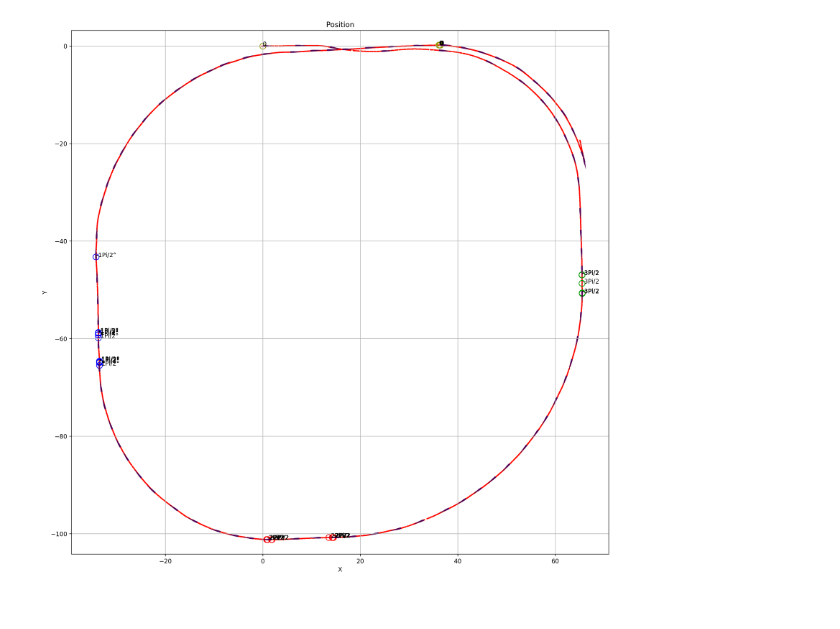
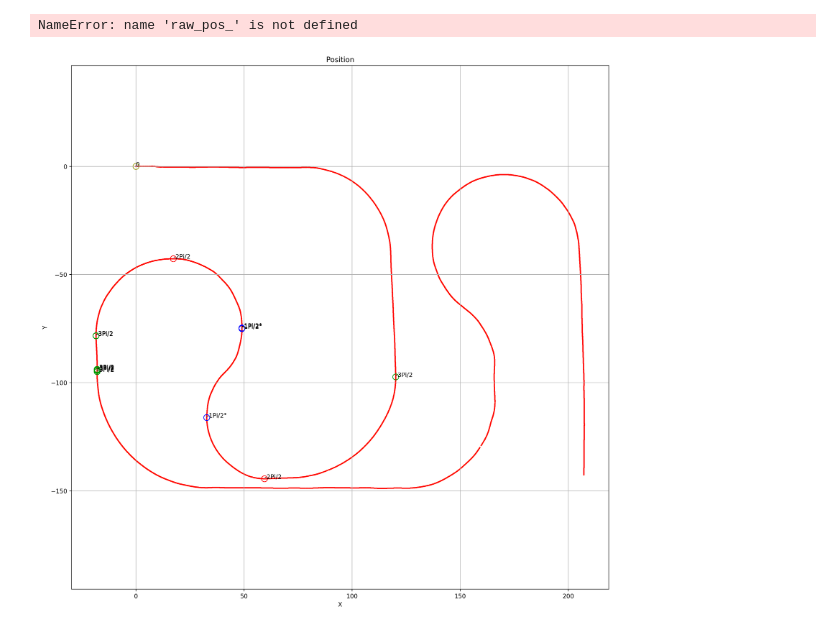
Before and after one commit to rem-s/ETRobot, a Jupyter notebook: pnym.ipynb, the cells around one changed output. Saved outputs shown, nothing was run; the diff lists cells and outputs as text; code cells hidden in the pictures.

```diff
--- a/pnym.ipynb
+++ b/pnym.ipynb
@@ -103,7 +103,7 @@ colorlist = ['#e41a1c', '#377eb8', '#4daf4a', '#984ea3', '#ff7f00', '#ffff33', '
 
 ##### File Open #####
 
-file = open("forward_190913_17.txt")
+file = open("190916試走会/forwardR_190916_1.txt")
 # readlinesでfileを1行づつ読み込んで、file_linesに格納する。
 # 以下はファイル読み込み用配列
 file_lines = file.readlines()
@@ -128,6 +128,20 @@ for line in file_lines:
     raw_pos_y.append(float(line.replace("\n", "").split(",")[13]))
     raw_speed.append(float(line.replace("\n", "").split(",")[14]))
 
+#################### Mean ####################
+
+men_fltre = np.mean(raw_fltre)
+men_flted = np.mean(raw_flted)
+men_fowrd = np.mean(raw_fowrd)
+men_turne = np.mean(raw_turne)
+men_gyroh = np.mean(raw_gyroh)
+men_mot_l = np.mean(raw_mot_l)
+men_mot_r = np.mean(raw_mot_r)
+men_g_ofs = np.mean(raw_g_ofs)
+men_theta = np.mean(raw_theta)
+men_pos_x = np.mean(raw_pos_x)
+men_pos_y = np.mean(raw_pos_y)
+men_speed = np.mean(raw_speed)
 
 #################### Maxim and Min ####################
 
@@ -253,31 +267,32 @@ plt_axes1.scatter(raw_pos_x,raw_pos_y, c='red', s=1, marker='o')
 for c in range(len(raw_theta)):
     raw_shcnt.append(int(raw_theta[c] / (2 * π))) # theta_shに周回数を記録する。(単位は回、周回数)
     fmt_theta.append(raw_theta[c] - 2 * π * raw_shcnt[c])
 for c in range(len(raw_speed)): # if文上段はｽｨｰﾀｧが正、下段はｽｨｰﾀｧが負のとき
     if c == 0 or raw_shcnt[c] != raw_shcnt[c-1]: # Start或いは一周したときは黄色
         plt_axes1.scatter(raw_pos_x[c], raw_pos_y[c], c='#999900', s=1, marker='o', lw=10)
         plt.text(raw_pos_x[c],raw_pos_y[c], r'0')
     elif fmt_theta[c] > π/2 and fmt_theta[c-1] < π/2 or fmt_theta[c] < π/2 and fmt_theta[c-1] > π/2: # 90度は青
         plt_axes1.scatter(raw_pos_x[c],raw_pos_[c], c='#0000FF', s=1, marker='o', lw=10)
         plt.text(raw_pos_x[c],raw_pos_y[c], r'1Pi/2°')
     elif fmt_theta[c] > π and fmt_theta[c-1] < π or fmt_theta[c]<π and fmt_theta[c-1] > π: # 180度は緑
         plt_axes1.scatter(raw_pos_x[c],raw_pos_y[c], c='#FF0000', s=1, marker='o', lw=10)
         plt.text(raw_pos_x[c],raw_pos_y[c], r'2Pi/2')
     elif fmt_theta[c] > 3*π/2 and fmt_theta[c-1] < 3*π/2 or fmt_theta[c] < 3*π/2 and fmt_theta[c-1] > 3*π/2: # 270度は緑
         plt_axes1.scatter(raw_pos_x[c],raw_pos_y[c], c='#009900', s=1, marker='o', lw=10)
         plt.text(raw_pos_x[c],raw_pos_y[c], r'3Pi/2')
     elif fmt_theta[c] > -3*π/2 and fmt_theta[c-1] < -3*π/2 or fmt_theta[c] < -3*π/2 and fmt_theta[c-1] > -3*π/2: # -90度は青
         plt_axes1.scatter(raw_pos_x[c],raw_pos_y[c], c='#0000FF', s=1, marker='o', lw=10)
         plt.text(raw_pos_x[c],raw_pos_y[c], r'-1Pi/2°')
     elif fmt_theta[c] > -1*π and fmt_theta[c-1] < -1*π or fmt_theta[c] < -1*π and fmt_theta[c-1] > -1*π: # -180度は赤
         plt_axes1.scatter(raw_pos_x[c],raw_pos_y[c], c='#FF0000', s=1, marker='o', lw=10)
         plt.text(raw_pos_x[c],raw_pos_y[c], r'-2Pi/2')
     elif fmt_theta[c] > -1*π/2 and fmt_theta[c-1] < -1*π/2 or fmt_theta[c] < -1*π/2 and fmt_theta[c-1] > -1*π/2: # -270度は緑
         plt_axes1.scatter(raw_pos_x[c],raw_pos_y[c], c='#009900', s=1, marker='o', lw=10)
         plt.text(raw_pos_x[c],raw_pos_y[c], r'-3Pi/2')
         c=0
 for c in range(len(x1)):
     plt_axes1.quiver(x1[c],y1[c],x2[c],y2[c],color='#550055',scale=fmt_atayi[0]*30,headwidth=1,width=0.003)#scaleは10くらいが気持ちいい
 plt.savefig('HKato.png')
 # %% [output]
+NameError: name 'raw_pos_' is not defined
-[figure, old version]
+[figure, new version]
```
Also changed, not shown: 52 other files.
